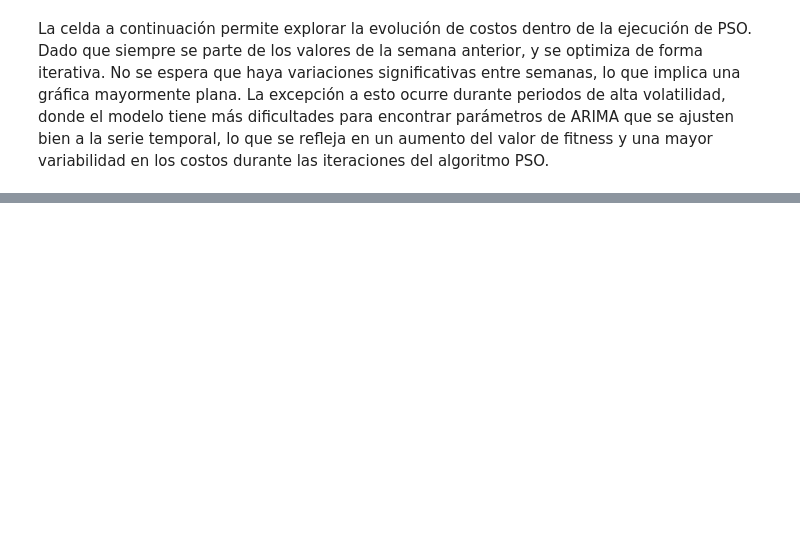
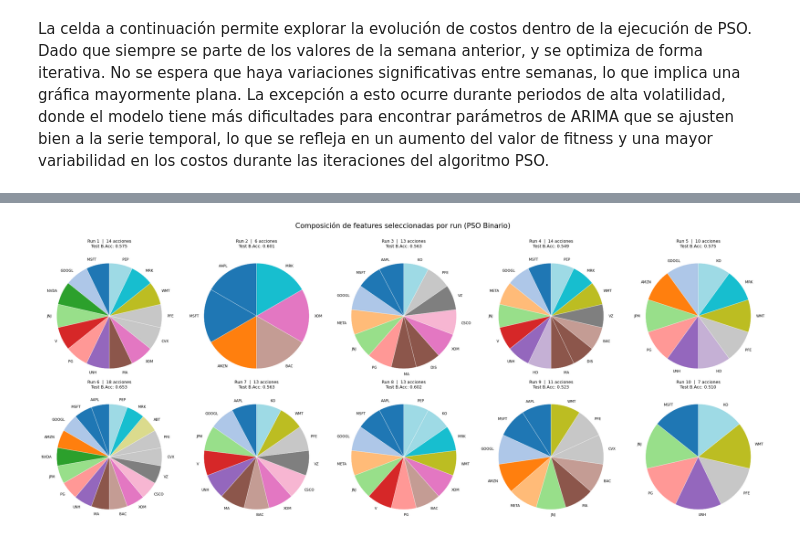
Before and after one commit to oscarveral/biostock, a Jupyter notebook: notebooks/pso.ipynb, the cells around one changed output, grey strips where cells are left out. Cells and saved outputs as stored; diff of their text form; code cells hidden in the pictures; blank space fills up the shorter version.

```diff
--- a/notebooks/pso.ipynb
+++ b/notebooks/pso.ipynb
@@ -446,0 +717,37 @@ for ticker in TICKERS:
+# %%
+cmap_pie = matplotlib.pyplot.cm.get_cmap('tab20', len(available_features))
+ticker_colors = {t: cmap_pie(i) for i, t in enumerate(available_features)}
+
+fig, axes = matplotlib.pyplot.subplots(2, 5, figsize=(22, 9))
+fig.suptitle('Composición de features seleccionadas por run (PSO Binario)', fontsize=15, y=1.01)
+axes = axes.flatten()
+
+for idx, r in enumerate(wfs_run_results):
+    ax = axes[idx]
+    selected = r['selected']
+
+    if not selected:
+        ax.text(0.5, 0.5, 'Sin selección', ha='center', va='center', fontsize=10)
+        ax.axis('off')
+        ax.set_title(f"Run {r['run']}", fontsize=10)
+        continue
+
+    colors = [ticker_colors[t] for t in selected]
+    wedges, texts = ax.pie(
+        [1] * len(selected),
+        labels=selected,
+        colors=colors,
+        startangle=90,
+        textprops={'fontsize': 7.5},
+        wedgeprops={'linewidth': 0.5, 'edgecolor': 'white'}
+    )
+    ax.set_title(
+        f"Run {r['run']}  |  {len(selected)} acciones\n"
+        f"Test B.Acc: {r['test_bacc']:.3f}",
+        fontsize=9
+    )
+
+matplotlib.pyplot.tight_layout()
+matplotlib.pyplot.show()
+# %% [output]
+[figure, added]
```
Also changed, not shown: parts of 15 cells of this notebook, 18 other files.
